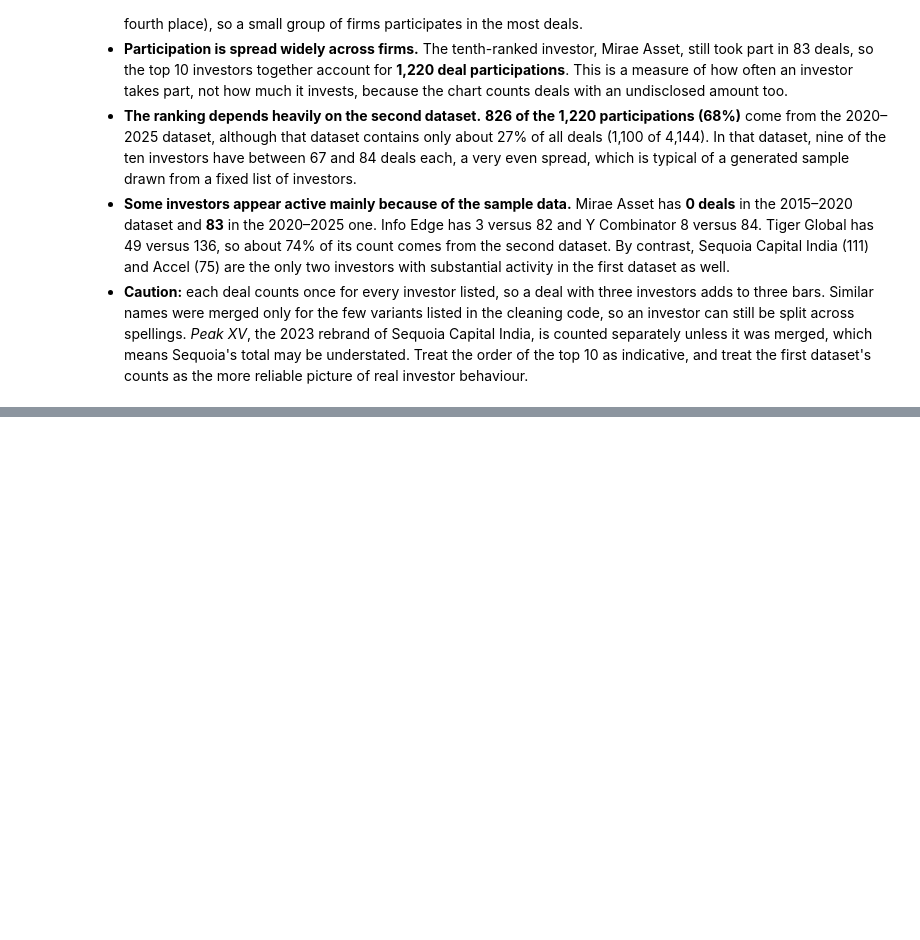
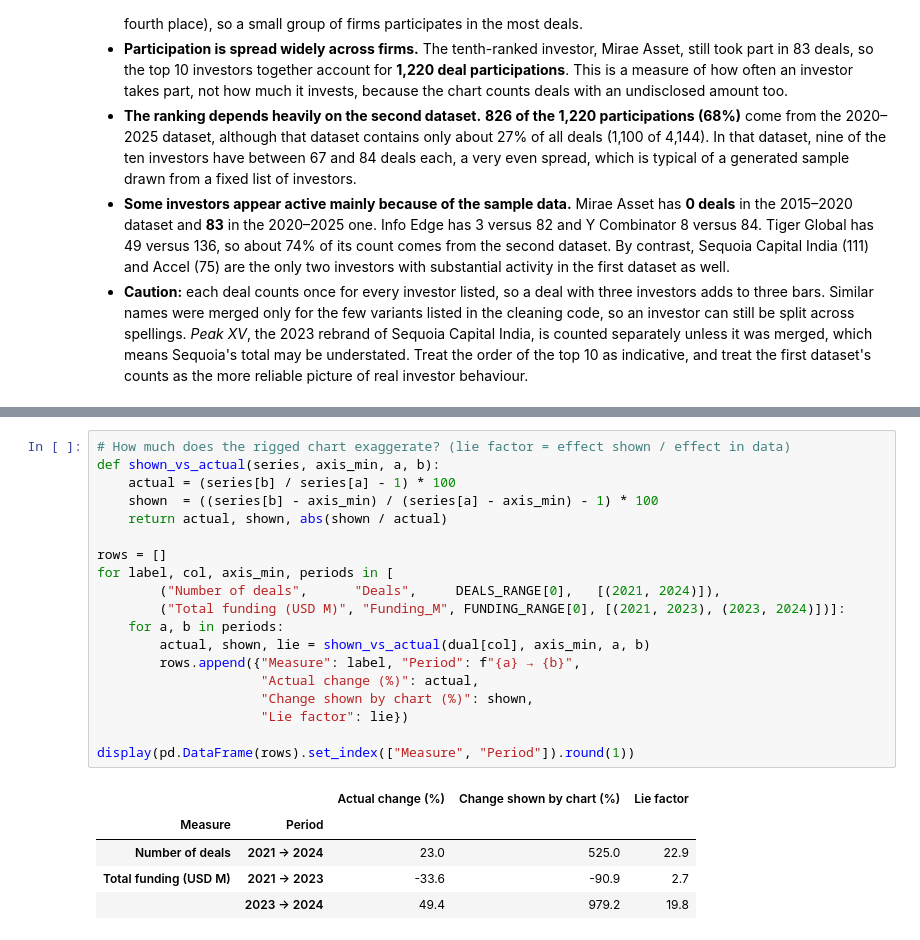
Before and after one commit to srinithi-karunakaran/india-startup-funding-analysis, a Jupyter notebook: startup_funding_analysis.ipynb, the cells around one changed output, grey strips where cells are left out. Drawn from its saved outputs; the diff is of its cells as text; blank space fills up the shorter version.

```diff
--- a/startup_funding_analysis.ipynb
+++ b/startup_funding_analysis.ipynb
@@ -1393,3 +1367,28 @@ plt.show()
+# %%
+# How much does the rigged chart exaggerate? (lie factor = effect shown / effect in data)
+def shown_vs_actual(series, axis_min, a, b):
+    actual = (series[b] / series[a] - 1) * 100
+    shown  = ((series[b] - axis_min) / (series[a] - axis_min) - 1) * 100
+    return actual, shown, abs(shown / actual)
+
+rows = []
+for label, col, axis_min, periods in [
+        ("Number of deals",      "Deals",     DEALS_RANGE[0],   [(2021, 2024)]),
+        ("Total funding (USD M)", "Funding_M", FUNDING_RANGE[0], [(2021, 2023), (2023, 2024)])]:
+    for a, b in periods:
+        actual, shown, lie = shown_vs_actual(dual[col], axis_min, a, b)
+        rows.append({"Measure": label, "Period": f"{a} → {b}",
+                     "Actual change (%)": actual,
+                     "Change shown by chart (%)": shown,
+                     "Lie factor": lie})
+
+display(pd.DataFrame(rows).set_index(["Measure", "Period"]).round(1))
+# %% [output]
+|  |  | Actual change (%) | Change shown by chart (%) | Lie factor |
+| Measure | Period |  |  |  |
+| Number of deals | 2021 → 2024 | 23.0 | 525.0 | 22.9 |
+| Total funding (USD M) | 2021 → 2023 | -33.6 | -90.9 | 2.7 |
+|  | 2023 → 2024 | 49.4 | 979.2 | 19.8 |
 # %% [markdown]
 ### How this chart misleads
 
```
Also changed, not shown: parts of 20 cells of this notebook, 1 other file.
